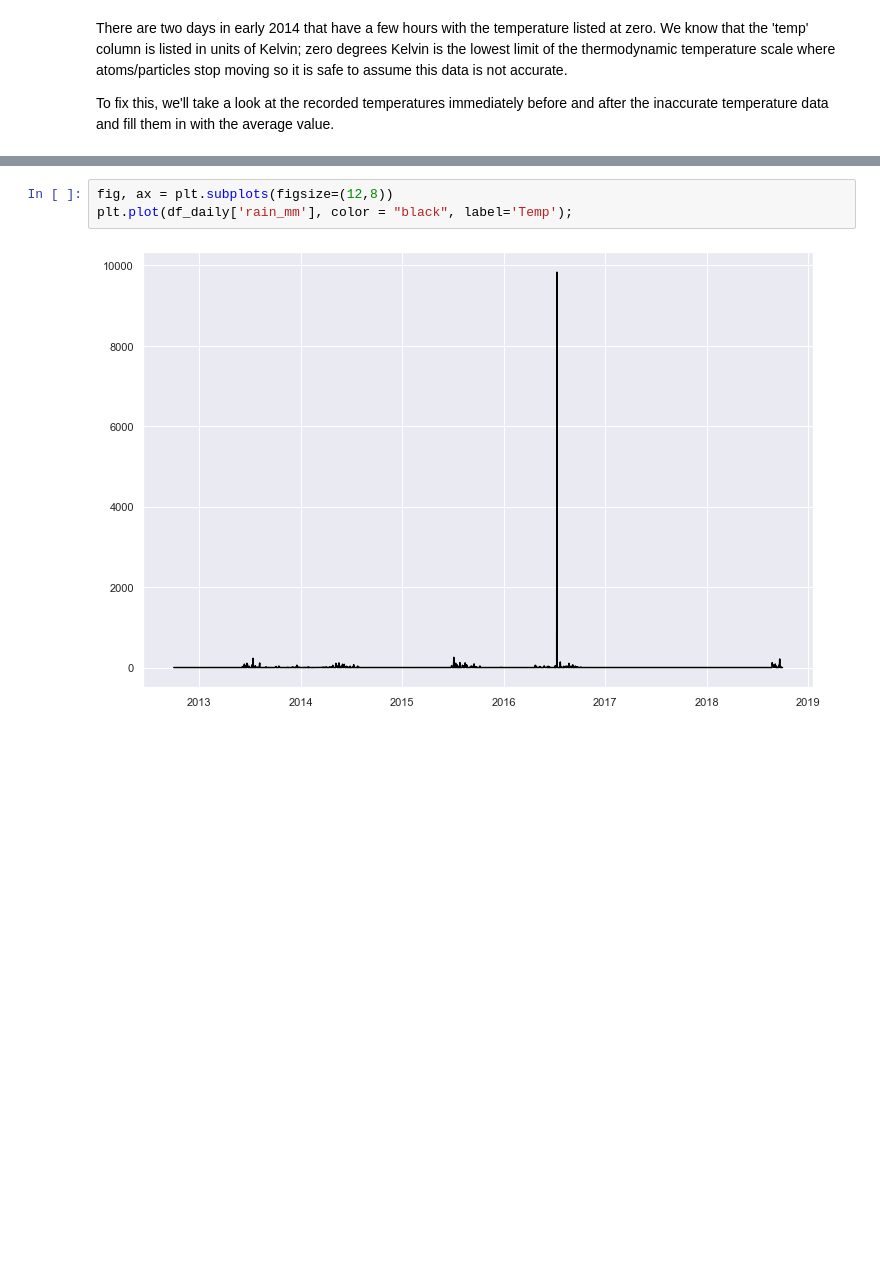
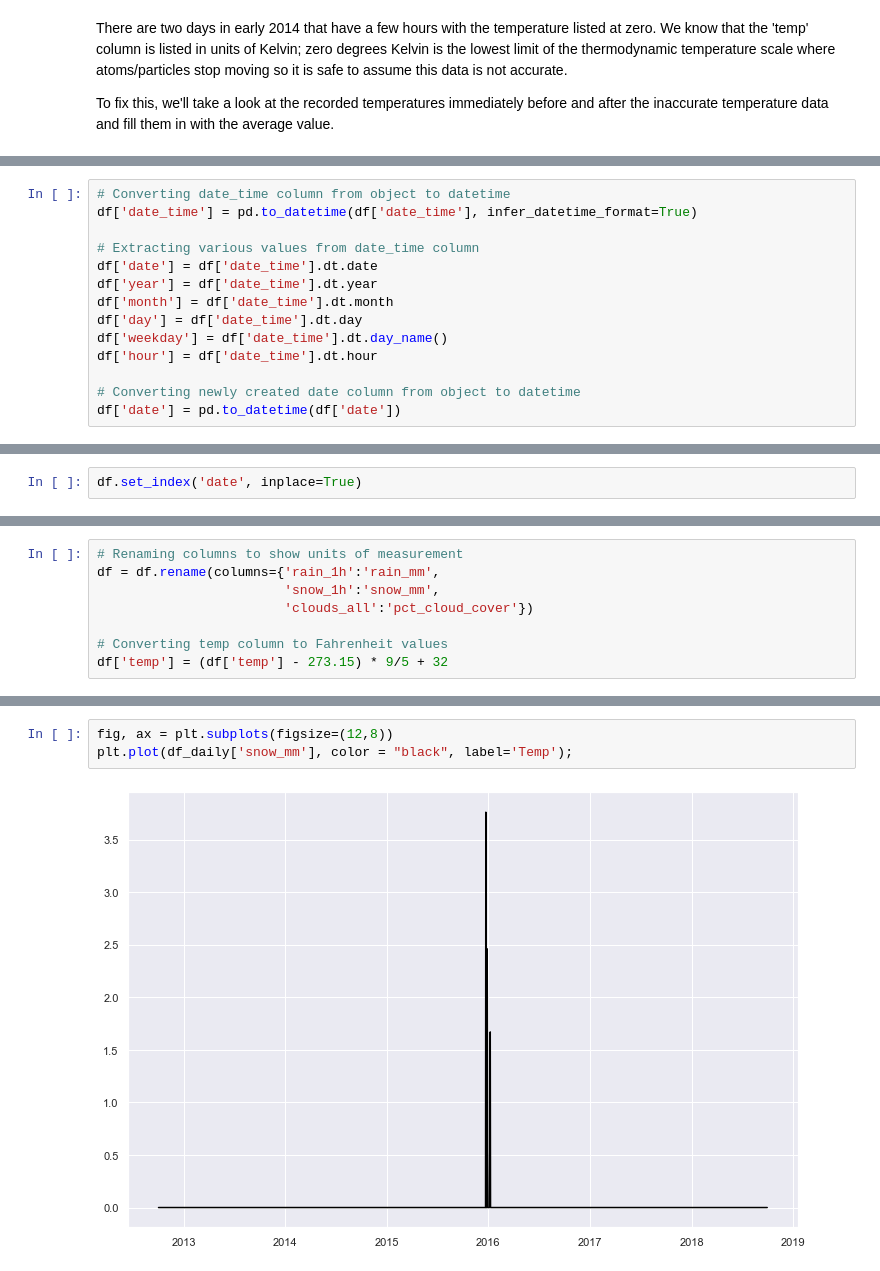
Before and after one commit to pschulk/I-94-Traffic-Volume-Predictions, a Jupyter notebook: EDA Notebook.ipynb, the cells around one changed output, grey strips where cells are left out. Cells and saved outputs as stored; diff of their text form; blank space fills up the shorter version.

```diff
--- a/EDA Notebook.ipynb
+++ b/EDA Notebook.ipynb
@@ -136,0 +190,14 @@ The plot looks better now that we've filled in the zero values for the temperatu
+# %%
+# Converting date_time column from object to datetime
+df['date_time'] = pd.to_datetime(df['date_time'], infer_datetime_format=True)
+
+# Extracting various values from date_time column
+df['date'] = df['date_time'].dt.date
+df['year'] = df['date_time'].dt.year
+df['month'] = df['date_time'].dt.month
+df['day'] = df['date_time'].dt.day
+df['weekday'] = df['date_time'].dt.day_name()
+df['hour'] = df['date_time'].dt.hour
+
+# Converting newly created date column from object to datetime
+df['date'] = pd.to_datetime(df['date'])
@@ -153,0 +319,2 @@ time: 32 ms (started: 2023-04-04 19:39:10 -06:00)
+# %%
+df.set_index('date', inplace=True)
@@ -153,0 +323,8 @@ time: 32 ms (started: 2023-04-04 19:39:10 -06:00)
+# %%
+# Renaming columns to show units of measurement
+df = df.rename(columns={'rain_1h':'rain_mm',
+                        'snow_1h':'snow_mm',
+                        'clouds_all':'pct_cloud_cover'})
+
+# Converting temp column to Fahrenheit values
+df['temp'] = (df['temp'] - 273.15) * 9/5 + 32
@@ -220,5 +461,5 @@ time: 15 ms (started: 2023-04-04 19:45:09 -06:00)
 # %%
 fig, ax = plt.subplots(figsize=(12,8))
-plt.plot(df_daily['rain_mm'], color = "black", label='Temp');
+plt.plot(df_daily['snow_mm'], color = "black", label='Temp');
 # %% [output]
-[figure, old version]
+[figure, new version]
```
Also changed, not shown: parts of 47 cells of this notebook, 1 other file.
